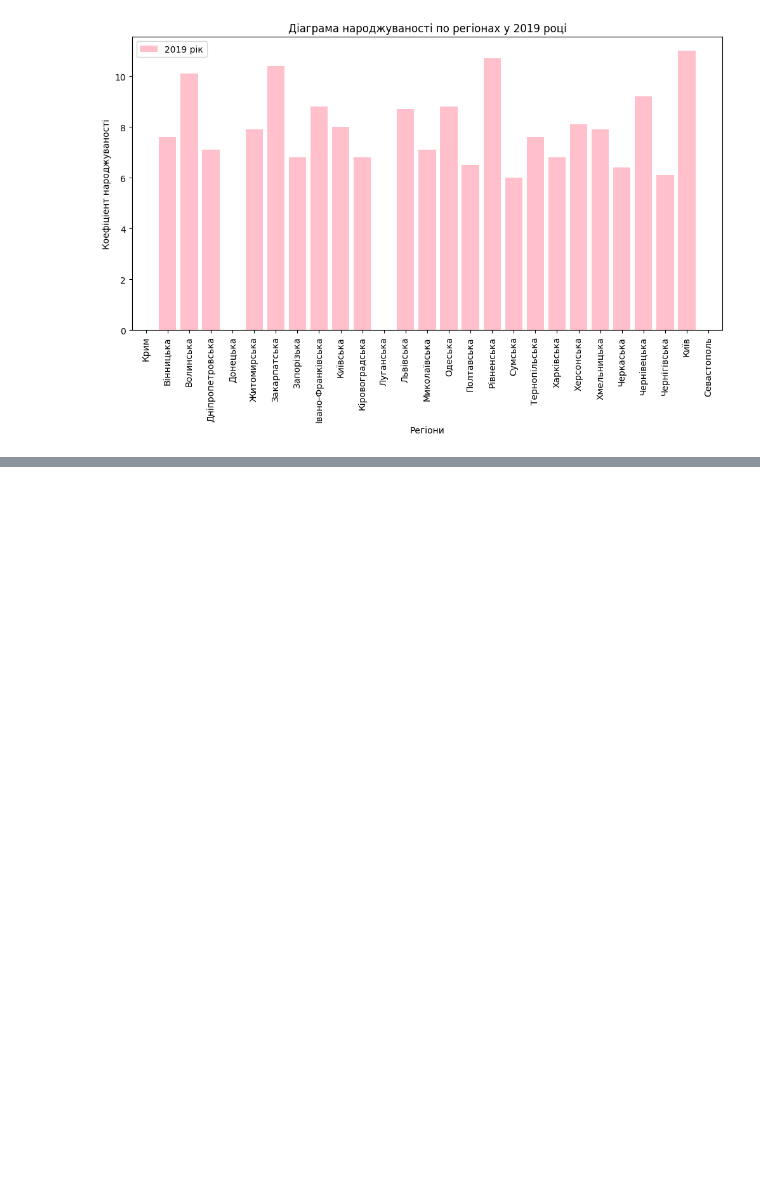
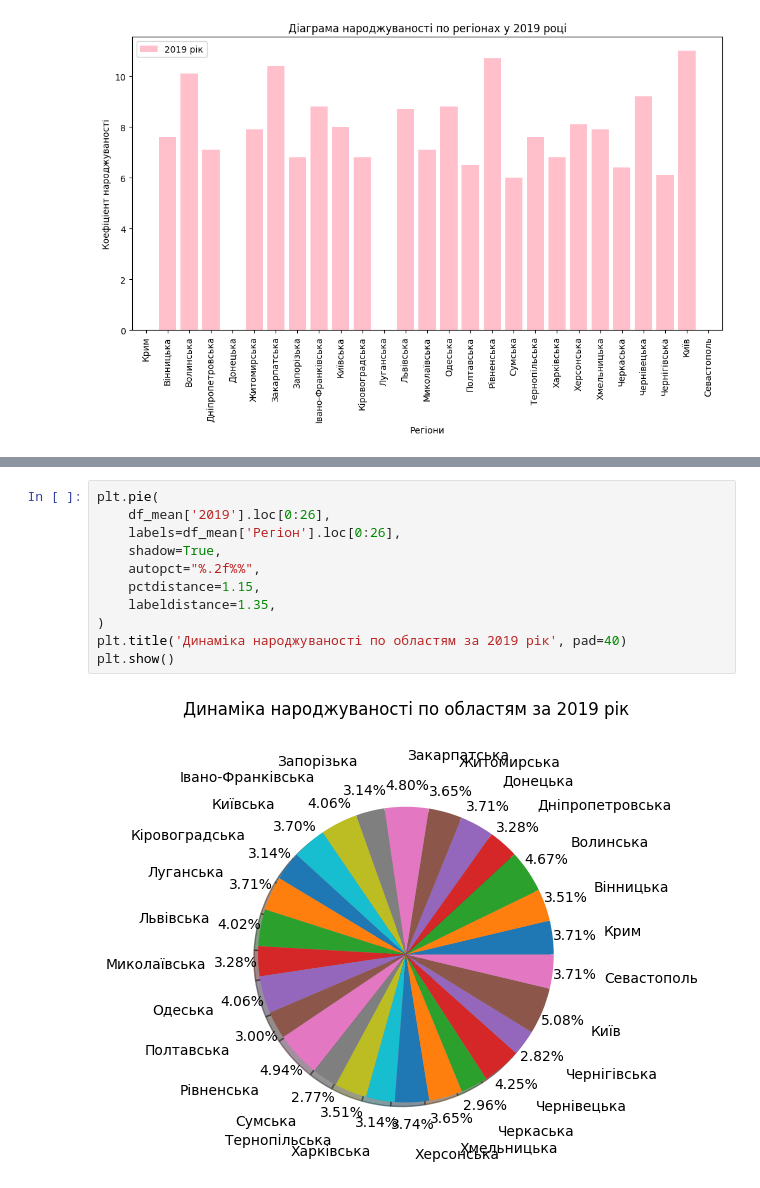
Before and after one commit to Naity83/DS_2, a Jupyter notebook: HW_2_1.ipynb, the cells around one changed output, grey strips where cells are left out. Drawn from its saved outputs; the diff is of its cells as text; blank space fills up the shorter version.

```diff
--- a/HW_2_1.ipynb
+++ b/HW_2_1.ipynb
@@ -204,0 +214,13 @@ plt.show()
+# %%
+plt.pie(
+    df_mean['2019'].loc[0:26],
+    labels=df_mean['Регіон'].loc[0:26],
+    shadow=True,
+    autopct="%.2f%%",
+    pctdistance=1.15,
+    labeldistance=1.35,
+)
+plt.title('Динаміка народжуваності по областям за 2019 рік', pad=40)
+plt.show()
+# %% [output]
+[figure, added]
```
Also changed, not shown: parts of 1 cell of this notebook, 1 other file.
